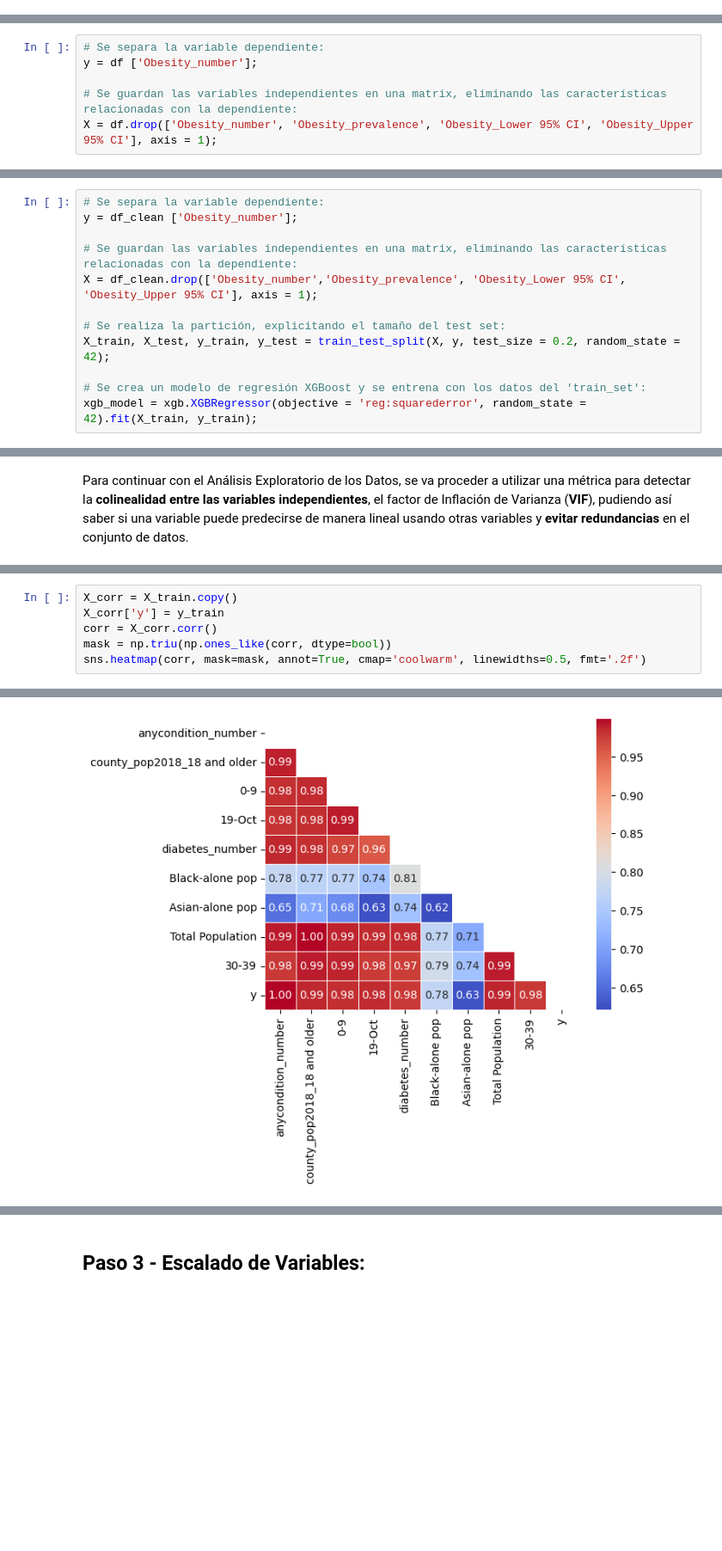
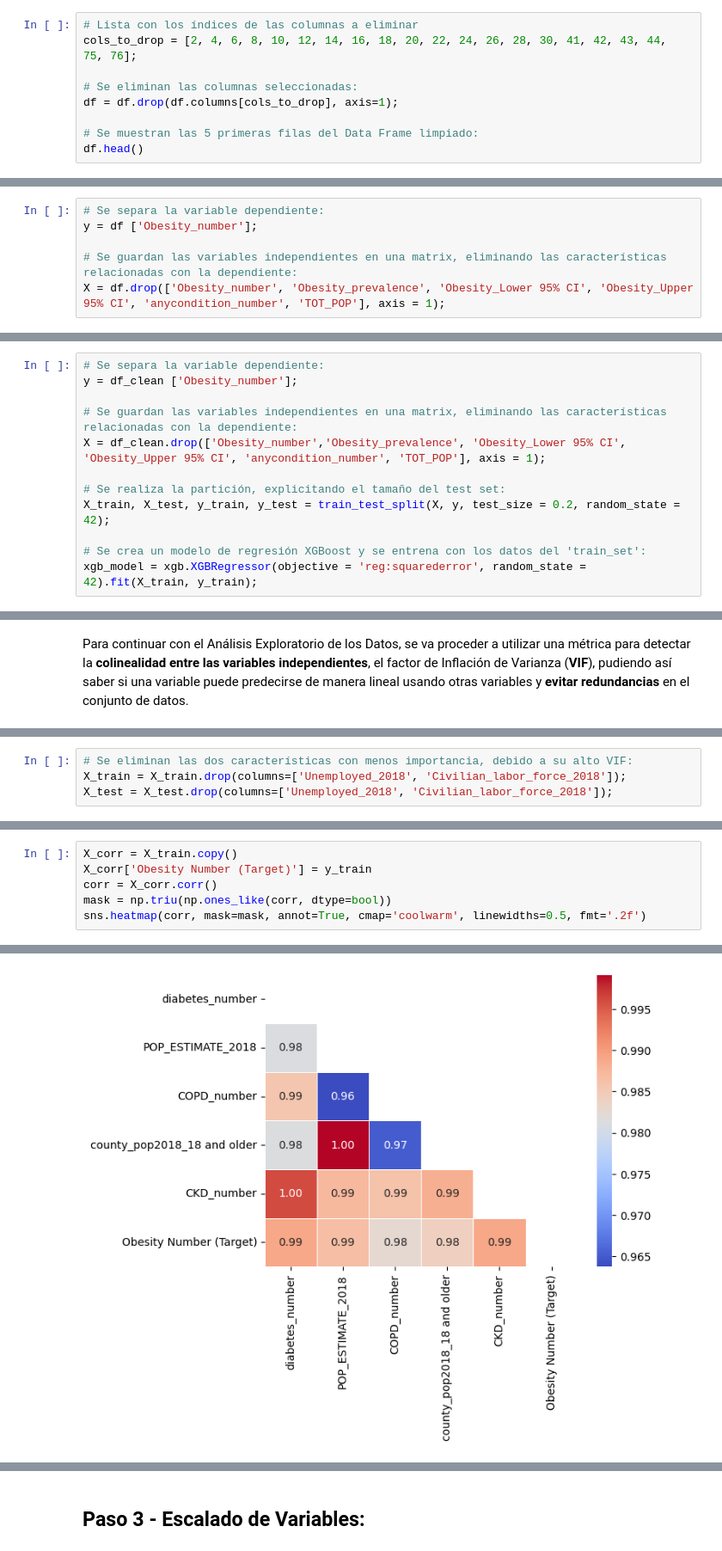
Before and after one commit to 4GeeksAcademy/regularized-linear-regression-python-project-tutorial-clara, a Jupyter notebook: src/explore.ipynb, the cells around one changed output, grey strips where cells are left out. Shown at 86% size. Cells and saved outputs as stored; diff of their text form; blank space fills up the shorter version.

```diff
--- a/src/explore.ipynb
+++ b/src/explore.ipynb
@@ -80,0 +111,9 @@ Por este motivo, se van a realizar distintos pasos cuyo objetivo final es **prep
+# %%
+# Lista con los índices de las columnas a eliminar
+cols_to_drop = [2, 4, 6, 8, 10, 12, 14, 16, 18, 20, 22, 24, 26, 28, 30, 41, 42, 43, 44, 75, 76];
+
+# Se eliminan las columnas seleccionadas:
+df = df.drop(df.columns[cols_to_drop], axis=1);
+
+# Se muestran las 5 primeras filas del Data Frame limpiado:
+df.head()
@@ -188,7 +234,7 @@ En este caso, la **variable a predecir** debía estar relacionada con la salud,
 y = df ['Obesity_number'];
 
 # Se guardan las variables independientes en una matrix, eliminando las características relacionadas con la dependiente:
-X = df.drop(['Obesity_number', 'Obesity_prevalence', 'Obesity_Lower 95% CI', 'Obesity_Upper 95% CI'], axis = 1);
+X = df.drop(['Obesity_number', 'Obesity_prevalence', 'Obesity_Lower 95% CI', 'Obesity_Upper 95% CI', 'anycondition_number', 'TOT_POP'], axis = 1);
 # %% [markdown]
 Ahora que se tienen los datos separados, se puede proceder a la identificación de observaciones influyentes a partir del estudio de la **Distancia de Cook**.
 
@@ -226,7 +272,7 @@ Para ello, se va a utilizar un modelo de regresión basado en **XGBoost**, un al
 y = df_clean ['Obesity_number'];
 
 # Se guardan las variables independientes en una matrix, eliminando las características relacionadas con la dependiente:
-X = df_clean.drop(['Obesity_number','Obesity_prevalence', 'Obesity_Lower 95% CI', 'Obesity_Upper 95% CI'], axis = 1);
+X = df_clean.drop(['Obesity_number','Obesity_prevalence', 'Obesity_Lower 95% CI', 'Obesity_Upper 95% CI', 'anycondition_number', 'TOT_POP'], axis = 1);
 
 # Se realiza la partición, explicitando el tamaño del test set:
 X_train, X_test, y_train, y_test = train_test_split(X, y, test_size = 0.2, random_state = 42);
@@ -290,0 +353,4 @@ dtype: float64
+# %%
+# Se eliminan las dos características con menos importancia, debido a su alto VIF:
+X_train = X_train.drop(columns=['Unemployed_2018', 'Civilian_labor_force_2018']);
+X_test = X_test.drop(columns=['Unemployed_2018', 'Civilian_labor_force_2018']);
@@ -291,9 +359,9 @@ dtype: float64
 # %%
 X_corr = X_train.copy()
-X_corr['y'] = y_train
+X_corr['Obesity Number (Target)'] = y_train
 corr = X_corr.corr()
 mask = np.triu(np.ones_like(corr, dtype=bool))
 sns.heatmap(corr, mask=mask, annot=True, cmap='coolwarm', linewidths=0.5, fmt='.2f')
 # %% [output]
 <Axes: >
-[figure, old version]
+[figure, new version]
```
Also changed, not shown: parts of 39 cells of this notebook.
